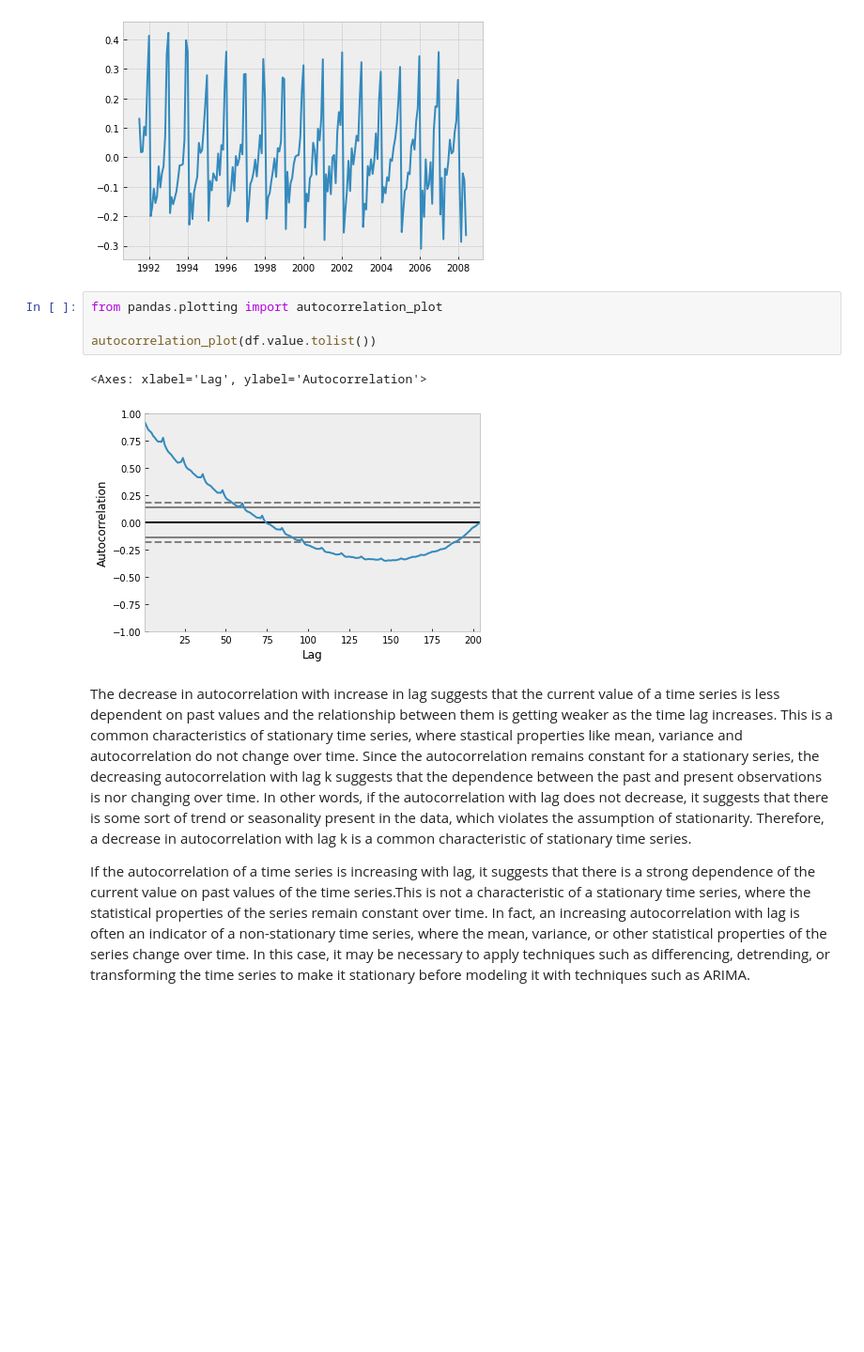
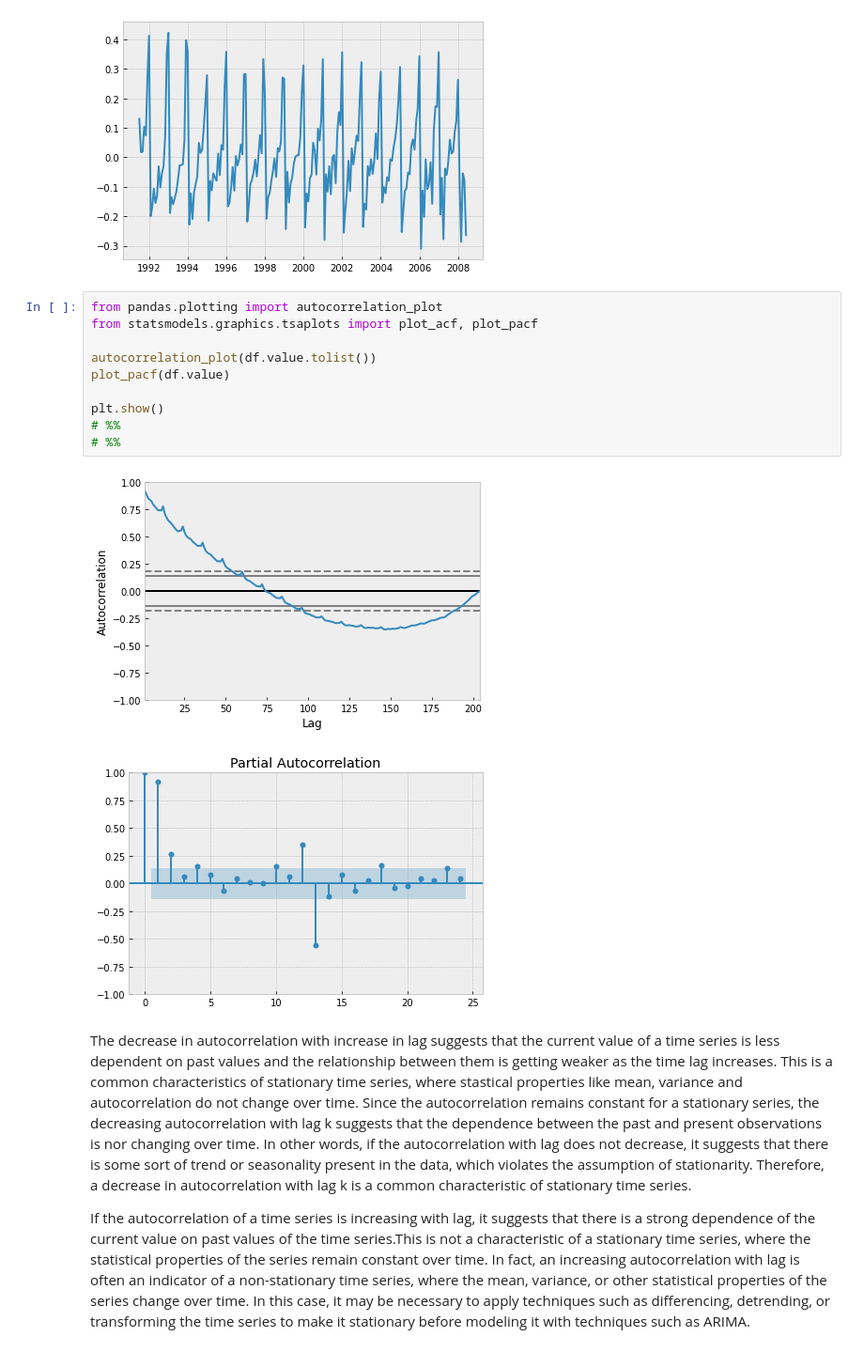
Before and after one commit to Addechander/Exploratory-Data-Analysis, a Jupyter notebook: Time Series Analysis Part 2/Data/visualization.ipynb, the cells around one changed output. Shown: that part at 94% size. Drawn from its saved outputs; the diff is of its cells as text; blank space fills up the shorter version.

```diff
--- a/Time Series Analysis Part 2/Data/visualization.ipynb
+++ b/Time Series Analysis Part 2/Data/visualization.ipynb
@@ -634,11 +634,17 @@ plt.plot(stationary)
 [figure]
 # %%
 from pandas.plotting import autocorrelation_plot
+from statsmodels.graphics.tsaplots import plot_acf, plot_pacf
 
 autocorrelation_plot(df.value.tolist())
+plot_pacf(df.value)
+
+plt.show()
+# %%
+# %%
 # %% [output]
-<Axes: xlabel='Lag', ylabel='Autocorrelation'>
 [figure]
+[figure, added]
 # %% [markdown]
 The decrease in autocorrelation with increase in lag suggests that the current value of a time series is less dependent on past values and the relationship between them is getting weaker as the time lag increases. This is a common characteristics of stationary time series, where stastical properties like mean, variance and autocorrelation do not change over time. Since the autocorrelation remains constant for a stationary series, the decreasing autocorrelation with lag k suggests that the dependence between the past and present observations is nor changing over time. In other words, if the autocorrelation with lag does not decrease, it suggests that there is some sort of trend or seasonality present in the data, which violates the assumption of stationarity. Therefore, a decrease in autocorrelation with lag k is a common characteristic of stationary time series.
 
```
Also changed, not shown: parts of 3 cells of this notebook, 1 other file.
